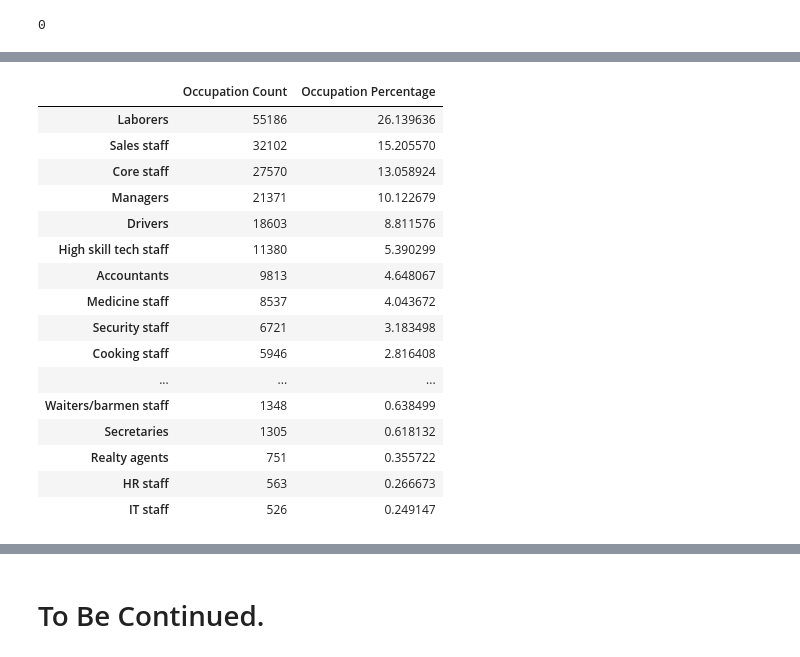
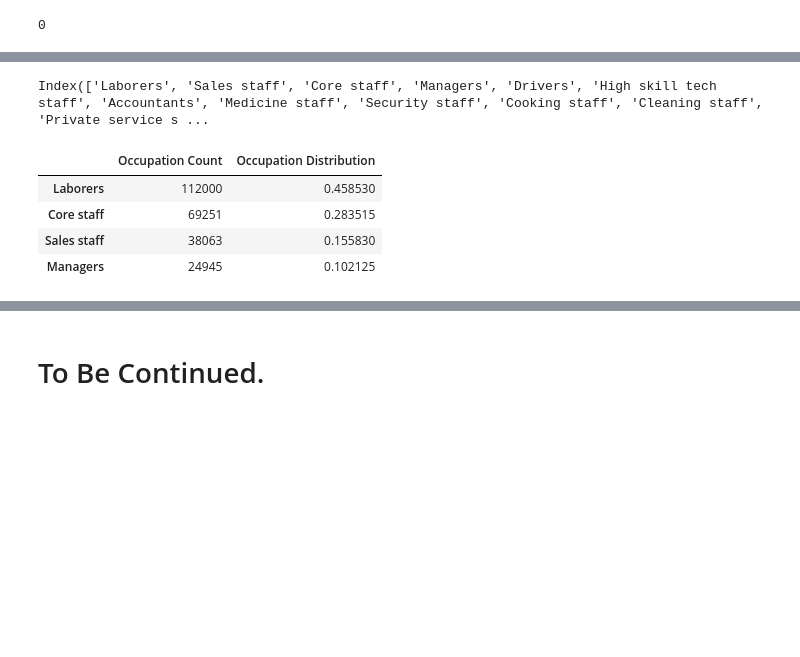
Before and after one commit to terrancexia/Home-Credit-Default-Risk-, a Jupyter notebook: Home Credit Default Risk.ipynb, the cells around one changed output, grey strips where cells are left out. Drawn from its saved outputs; the diff is of its cells as text; code cells hidden in the pictures; blank space fills up the shorter version.

```diff
--- a/Home Credit Default Risk.ipynb
+++ b/Home Credit Default Risk.ipynb
@@ -342,28 +419,28 @@ FLAG_DOCUMENT_2                     NaN
 Name: EXT_SOURCE_3, dtype: float64
 # %%
 # Fill NA for Ext_source_1 with mean
-ext_source_fill = app_train1['EXT_SOURCE_1'].fillna(app_train1['EXT_SOURCE_1'].mean(), axis=0)
-app_train1['EXT_SOURCE_1']=ext_source_fill
+df1['EXT_SOURCE_1']= df1['EXT_SOURCE_1'].fillna(df1['EXT_SOURCE_1'].mean(), axis=0).values
+
 
 #sanity check
-app_train1['EXT_SOURCE_1'].isnull().sum()
+df1['EXT_SOURCE_1'].isnull().sum()
 # %% [output]
 0
 # %%
 # Fill NA for EXT_source_2 with median
-ext_source_2_fill = app_train1['EXT_SOURCE_2'].fillna(app_train1['EXT_SOURCE_2'].median(), axis=0)
-app_train1['EXT_SOURCE_2']= ext_source_2_fill
+df1['EXT_SOURCE_2']= df1['EXT_SOURCE_2'].fillna(df1['EXT_SOURCE_2'].median(), axis=0).values
+
 
 #Sanity check
-app_train1['EXT_SOURCE_2'].isnull().sum()
+df1['EXT_SOURCE_2'].isnull().sum()
 # %% [output]
 0
 # %%
-# Fill NA for EXT_source_2 with median
-ext_source_3_fill = app_train1['EXT_SOURCE_3'].fillna(app_train1['EXT_SOURCE_3'].median(), axis=0)
-app_train1['EXT_SOURCE_3']= ext_source_3_fill
+# Fill NA for EXT_source_3 with median
+df1['EXT_SOURCE_3']= df1['EXT_SOURCE_3'].fillna(df1['EXT_SOURCE_3'].median(), axis=0).values
+
 
 #Sanity check
-app_train1['EXT_SOURCE_3'].isnull().sum()
+df1['EXT_SOURCE_3'].isnull().sum()
 # %% [output]
 0
@@ -404,24 +520,33 @@ Core staff include: High skill tech staff, accountants, Medicine staff,
+# %%
+#Get the occupation summary index
+occupation_summary.index
+# %% [output]
+Index(['Laborers', 'Sales staff', 'Core staff', 'Managers', 'Drivers', 'High skill tech staff', 'Accountants', 'Medicine staff', 'Security staff', 'Cooking staff', 'Cleaning staff', 'Private service s ...
+# %%
+#Recategorized laborers category based on the description
+#Laborers include: Drivers, Security Staff, Cooking staff, Cleaning Staff,
+#Low-skill laborers,Waiters/barmen staff, Private service staff
+
+df1.loc[df1['OCCUPATION_TYPE'].isin(['Drivers', 'Security staff','Cooking staff','Cleaning staff',
+                                                   'Private service staff', 'Low-skill Laborers',
+                                                   'Waiters/barmen staff']), 'OCCUPATION_TYPE']='Laborers'
+
+
+#Recategorized Sales staff to include:Realty Agents
+df1.loc[df1['OCCUPATION_TYPE'].isin(['Realty agents']),'OCCUPATION_TYPE']='Sales staff'
+
+#Recategorized Core staff to include: High skill tech staff, accountants, Medicine staff, Secretaries, HR staff, IT staff
+df1.loc[df1['OCCUPATION_TYPE'].isin(['High skill tech staff', 'Accountants', 'Medicine staff', 'Secretaries',
+                                                   'HR staff', 'IT staff']),'OCCUPATION_TYPE']='Core staff'
 # %%
-#Check the distribution of Occupation type
-occupation_count = app_train1['OCCUPATION_TYPE'].value_counts()
-occupation_percent = (app_train1['OCCUPATION_TYPE'].value_counts()/app_train1['OCCUPATION_TYPE'].count())*100
-occupation_summary = pd.concat([occupation_count, occupation_percent], axis=1, keys =['Occupation Count', 'Occupation Percentage'])
+#Re-Check the distribution of Occupation type
+occupation_count = df1['OCCUPATION_TYPE'].value_counts()
+occupation_percent = (df1['OCCUPATION_TYPE'].value_counts()/df1['OCCUPATION_TYPE'].count())
+occupation_summary = pd.concat([occupation_count, occupation_percent], axis=1, keys =['Occupation Count', 'Occupation Distribution'])
 occupation_summary
 # %% [output]
-|  | Occupation Count | Occupation Percentage |
-| Laborers | 55186 | 26.139636 |
-| Sales staff | 32102 | 15.205570 |
-| Core staff | 27570 | 13.058924 |
-| Managers | 21371 | 10.122679 |
-| Drivers | 18603 | 8.811576 |
-| High skill tech staff | 11380 | 5.390299 |
-| Accountants | 9813 | 4.648067 |
-| Medicine staff | 8537 | 4.043672 |
-| Security staff | 6721 | 3.183498 |
-| Cooking staff | 5946 | 2.816408 |
-| ... | ... | ... |
-| Waiters/barmen staff | 1348 | 0.638499 |
-| Secretaries | 1305 | 0.618132 |
-| Realty agents | 751 | 0.355722 |
-| HR staff | 563 | 0.266673 |
-| IT staff | 526 | 0.249147 |
+|  | Occupation Count | Occupation Distribution |
+| Laborers | 112000 | 0.458530 |
+| Core staff | 69251 | 0.283515 |
+| Sales staff | 38063 | 0.155830 |
+| Managers | 24945 | 0.102125 |
```
Also changed, not shown: parts of 33 cells of this notebook.
